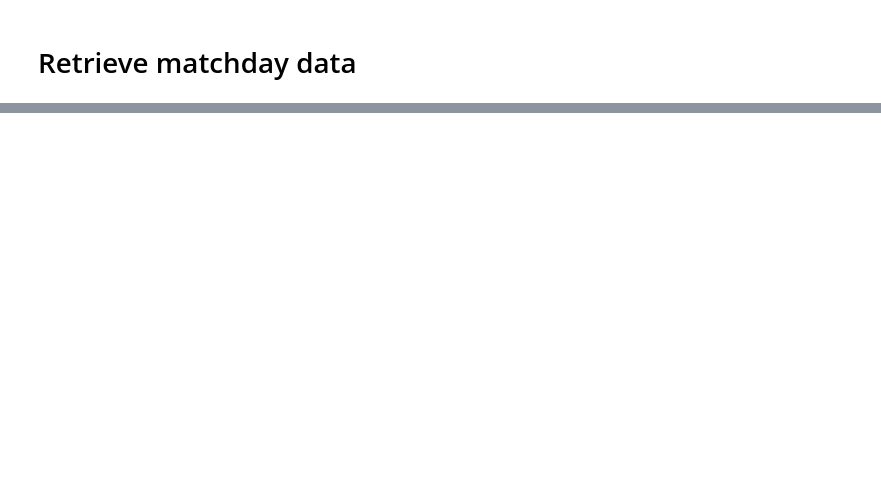
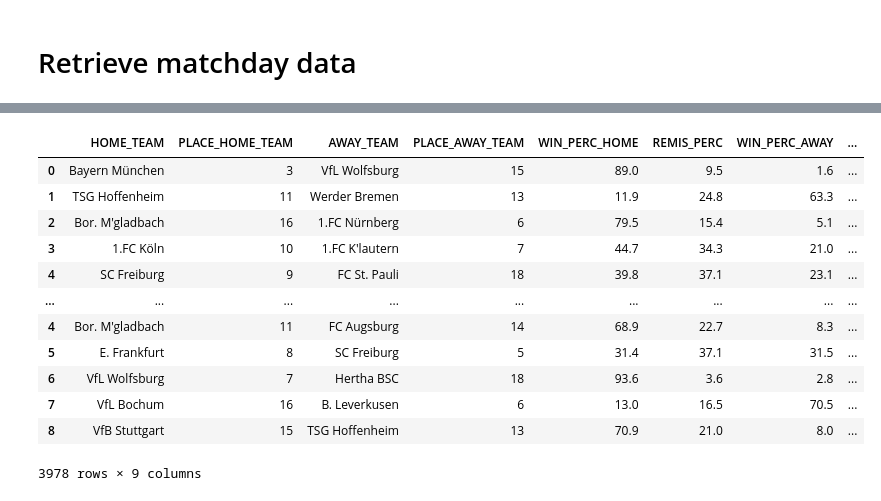
Before and after one commit to lucajanas/web-mining, a Jupyter notebook: Crawler.ipynb, the cells around one changed output, grey strips where cells are left out. Cells and saved outputs as stored; diff of their text form; code cells hidden in the pictures; blank space fills up the shorter version.

```diff
--- a/Crawler.ipynb
+++ b/Crawler.ipynb
@@ -280,0 +287,19 @@ True
+# %%
+# read data from pickle
+df_matchday_data = pd.read_pickle("./df_matchday_data.pkl")
+# %%
+df_matchday_data
+# %% [output]
+|  | HOME_TEAM | PLACE_HOME_TEAM | AWAY_TEAM | PLACE_AWAY_TEAM | WIN_PERC_HOME | REMIS_PERC | WIN_PERC_AWAY | ... |
+| 0 | Bayern München | 3 | VfL Wolfsburg | 15 | 89.0 | 9.5 | 1.6 | ... |
+| 1 | TSG Hoffenheim | 11 | Werder Bremen | 13 | 11.9 | 24.8 | 63.3 | ... |
+| 2 | Bor. M'gladbach | 16 | 1.FC Nürnberg | 6 | 79.5 | 15.4 | 5.1 | ... |
+| 3 | 1.FC Köln | 10 | 1.FC K'lautern | 7 | 44.7 | 34.3 | 21.0 | ... |
+| 4 | SC Freiburg | 9 | FC St. Pauli | 18 | 39.8 | 37.1 | 23.1 | ... |
+| ... | ... | ... | ... | ... | ... | ... | ... | ... |
+| 4 | Bor. M'gladbach | 11 | FC Augsburg | 14 | 68.9 | 22.7 | 8.3 | ... |
+| 5 | E. Frankfurt | 8 | SC Freiburg | 5 | 31.4 | 37.1 | 31.5 | ... |
+| 6 | VfL Wolfsburg | 7 | Hertha BSC | 18 | 93.6 | 3.6 | 2.8 | ... |
+| 7 | VfL Bochum | 16 | B. Leverkusen | 6 | 13.0 | 16.5 | 70.5 | ... |
+| 8 | VfB Stuttgart | 15 | TSG Hoffenheim | 13 | 70.9 | 21.0 | 8.0 | ... |
+3978 rows × 9 columns
```
Also changed, not shown: parts of 12 cells of this notebook, 2 other files.
